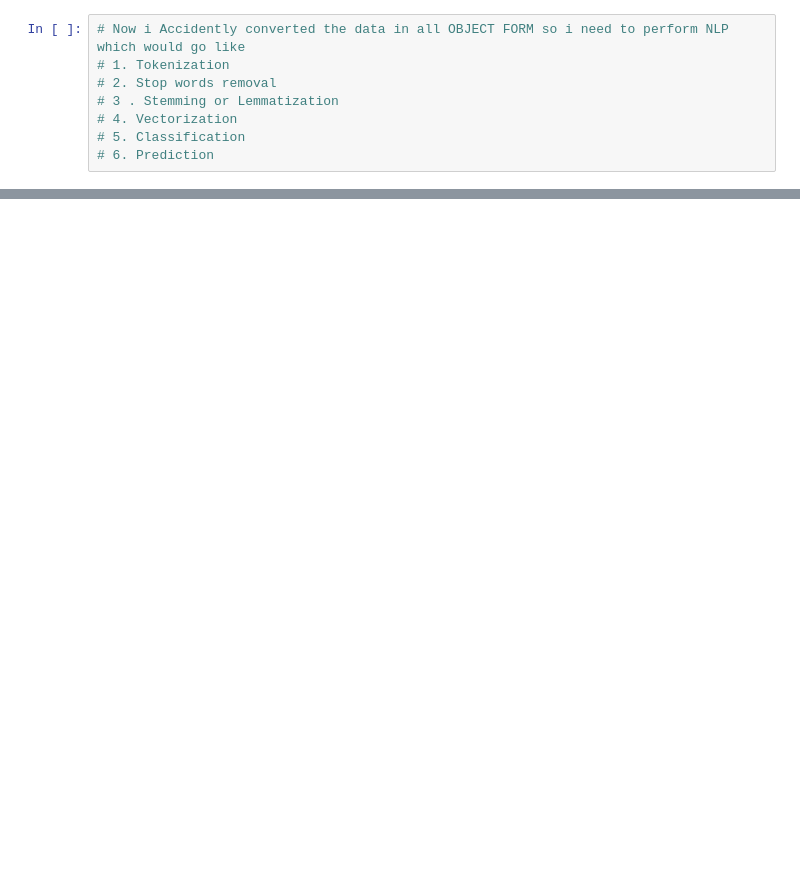
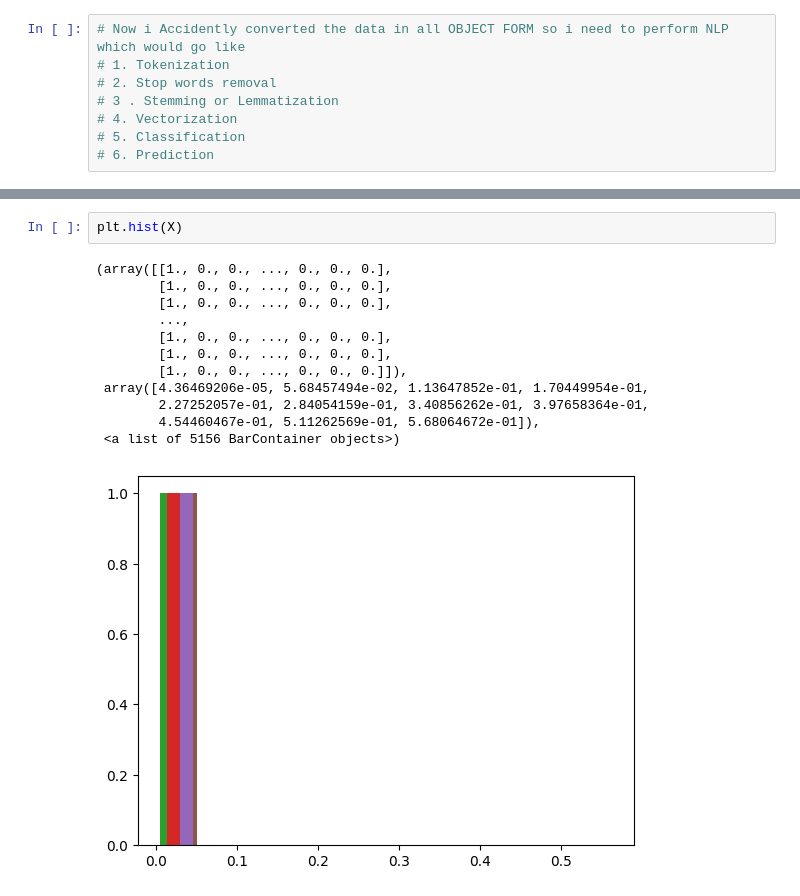
Before and after one commit to man0045/ML_Models, a Jupyter notebook: Laptop-revirew.ipynb, the cells around one changed output, grey strips where cells are left out. Saved outputs shown, nothing was run; the diff lists cells and outputs as text; blank space fills up the shorter version.

```diff
--- a/Laptop-revirew.ipynb
+++ b/Laptop-revirew.ipynb
@@ -226,0 +322,15 @@ DS.isna()
+# %%
+plt.hist(X)
+# %% [output]
+(array([[1., 0., 0., ..., 0., 0., 0.],
+        [1., 0., 0., ..., 0., 0., 0.],
+        [1., 0., 0., ..., 0., 0., 0.],
+        ...,
+        [1., 0., 0., ..., 0., 0., 0.],
+        [1., 0., 0., ..., 0., 0., 0.],
+        [1., 0., 0., ..., 0., 0., 0.]]),
+ array([4.36469206e-05, 5.68457494e-02, 1.13647852e-01, 1.70449954e-01,
+        2.27252057e-01, 2.84054159e-01, 3.40856262e-01, 3.97658364e-01,
+        4.54460467e-01, 5.11262569e-01, 5.68064672e-01]),
+ <a list of 5156 BarContainer objects>)
+[figure, added]
```
Also changed, not shown: parts of 17 cells of this notebook.
